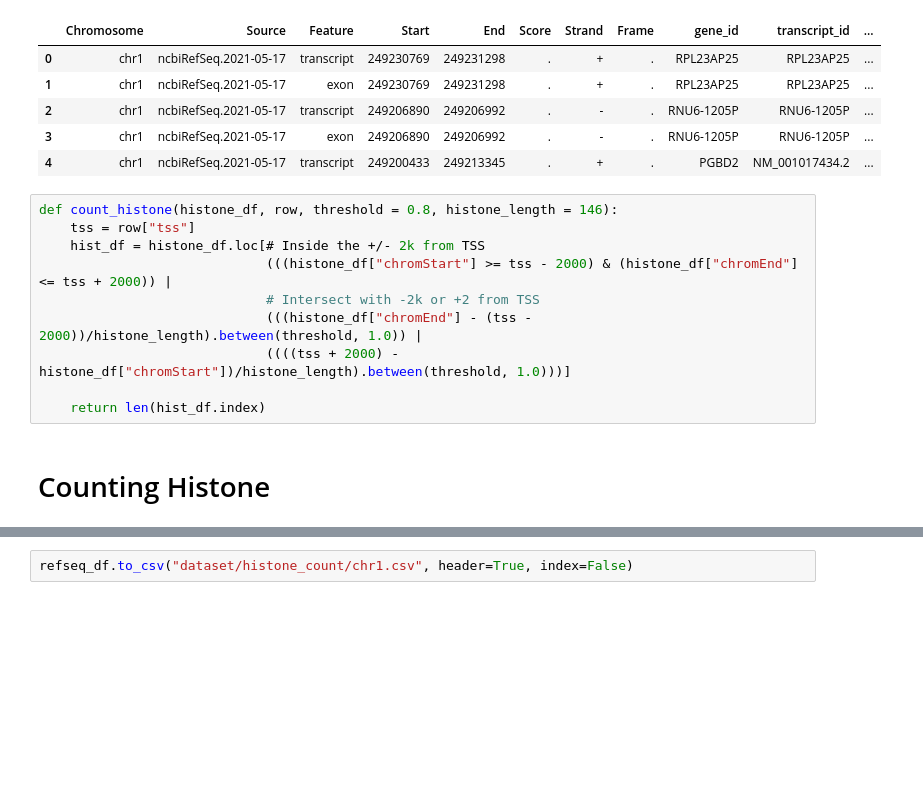
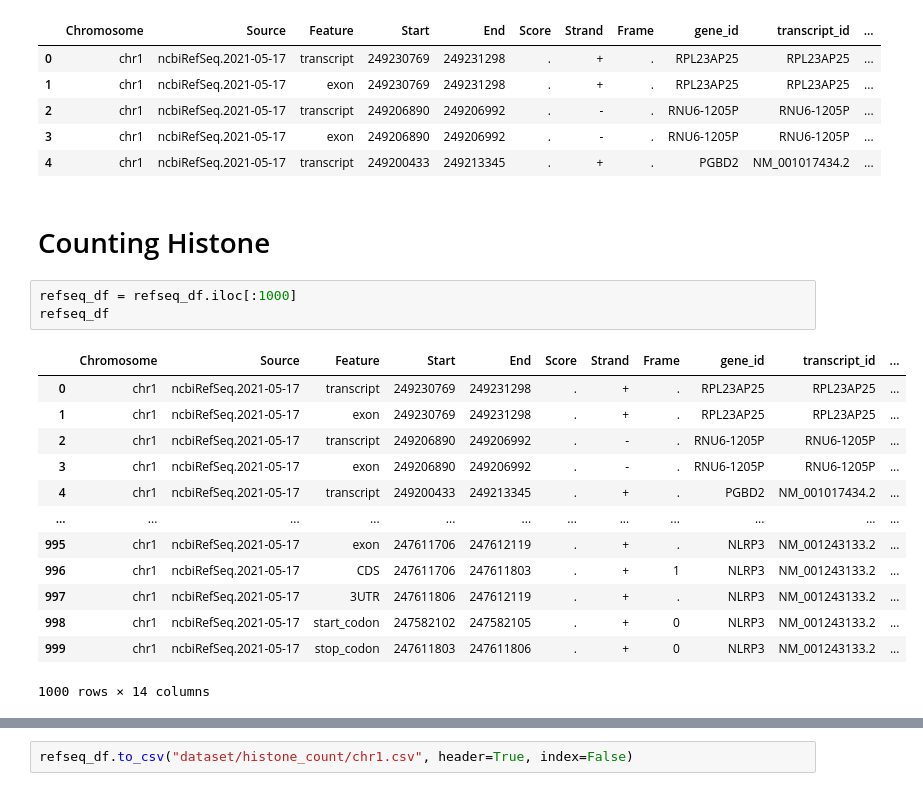
Before and after one commit to munif/epi-thesis, a Jupyter notebook: counting histone.ipynb, the cells around one changed output, grey strips where cells are left out. Cells and saved outputs as stored; diff of their text form; blank space fills up the shorter version.

```diff
--- a/counting histone.ipynb
+++ b/counting histone.ipynb
@@ -37,15 +37,22 @@ display(refseq_df.head())
 | 2 | chr1 | ncbiRefSeq.2021-05-17 | transcript | 249206890 | 249206992 | . | - | . | RNU6-1205P | RNU6-1205P | ... |
 | 3 | chr1 | ncbiRefSeq.2021-05-17 | exon | 249206890 | 249206992 | . | - | . | RNU6-1205P | RNU6-1205P | ... |
 | 4 | chr1 | ncbiRefSeq.2021-05-17 | transcript | 249200433 | 249213345 | . | + | . | PGBD2 | NM_001017434.2 | ... |
-# %%
-def count_histone(histone_df, row, threshold = 0.8, histone_length = 146):
-    tss = row["tss"]
-    hist_df = histone_df.loc[# Inside the +/- 2k from TSS
-                             (((histone_df["chromStart"] >= tss - 2000) & (histone_df["chromEnd"] <= tss + 2000)) |
-                             # Intersect with -2k or +2 from TSS
-                             (((histone_df["chromEnd"] - (tss - 2000))/histone_length).between(threshold, 1.0)) |
-                             ((((tss + 2000) - histone_df["chromStart"])/histone_length).between(threshold, 1.0)))]
-
-    return len(hist_df.index)
 # %% [markdown]
 # Counting Histone
+# %%
+refseq_df = refseq_df.iloc[:1000]
+refseq_df
+# %% [output]
+|  | Chromosome | Source | Feature | Start | End | Score | Strand | Frame | gene_id | transcript_id | ... |
+| 0 | chr1 | ncbiRefSeq.2021-05-17 | transcript | 249230769 | 249231298 | . | + | . | RPL23AP25 | RPL23AP25 | ... |
+| 1 | chr1 | ncbiRefSeq.2021-05-17 | exon | 249230769 | 249231298 | . | + | . | RPL23AP25 | RPL23AP25 | ... |
+| 2 | chr1 | ncbiRefSeq.2021-05-17 | transcript | 249206890 | 249206992 | . | - | . | RNU6-1205P | RNU6-1205P | ... |
+| 3 | chr1 | ncbiRefSeq.2021-05-17 | exon | 249206890 | 249206992 | . | - | . | RNU6-1205P | RNU6-1205P | ... |
+| 4 | chr1 | ncbiRefSeq.2021-05-17 | transcript | 249200433 | 249213345 | . | + | . | PGBD2 | NM_001017434.2 | ... |
+| ... | ... | ... | ... | ... | ... | ... | ... | ... | ... | ... | ... |
+| 995 | chr1 | ncbiRefSeq.2021-05-17 | exon | 247611706 | 247612119 | . | + | . | NLRP3 | NM_001243133.2 | ... |
+| 996 | chr1 | ncbiRefSeq.2021-05-17 | CDS | 247611706 | 247611803 | . | + | 1 | NLRP3 | NM_001243133.2 | ... |
+| 997 | chr1 | ncbiRefSeq.2021-05-17 | 3UTR | 247611806 | 247612119 | . | + | . | NLRP3 | NM_001243133.2 | ... |
+| 998 | chr1 | ncbiRefSeq.2021-05-17 | start_codon | 247582102 | 247582105 | . | + | 0 | NLRP3 | NM_001243133.2 | ... |
+| 999 | chr1 | ncbiRefSeq.2021-05-17 | stop_codon | 247611803 | 247611806 | . | + | 0 | NLRP3 | NM_001243133.2 | ... |
+1000 rows × 14 columns
```
Also changed, not shown: parts of 30 cells of this notebook, 5 other files.
